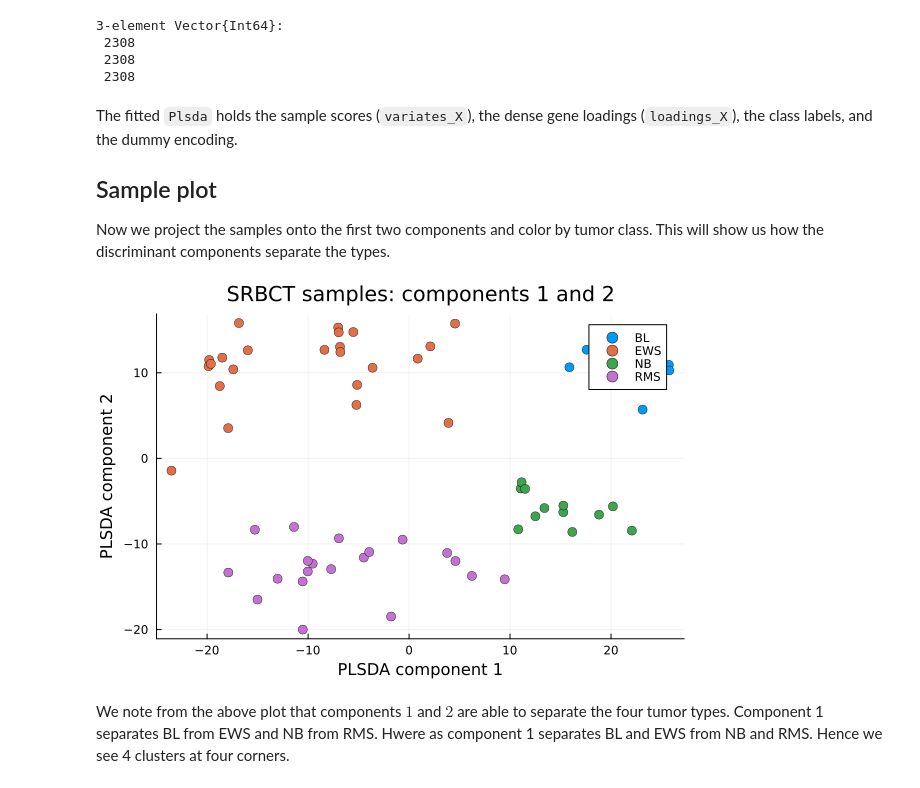
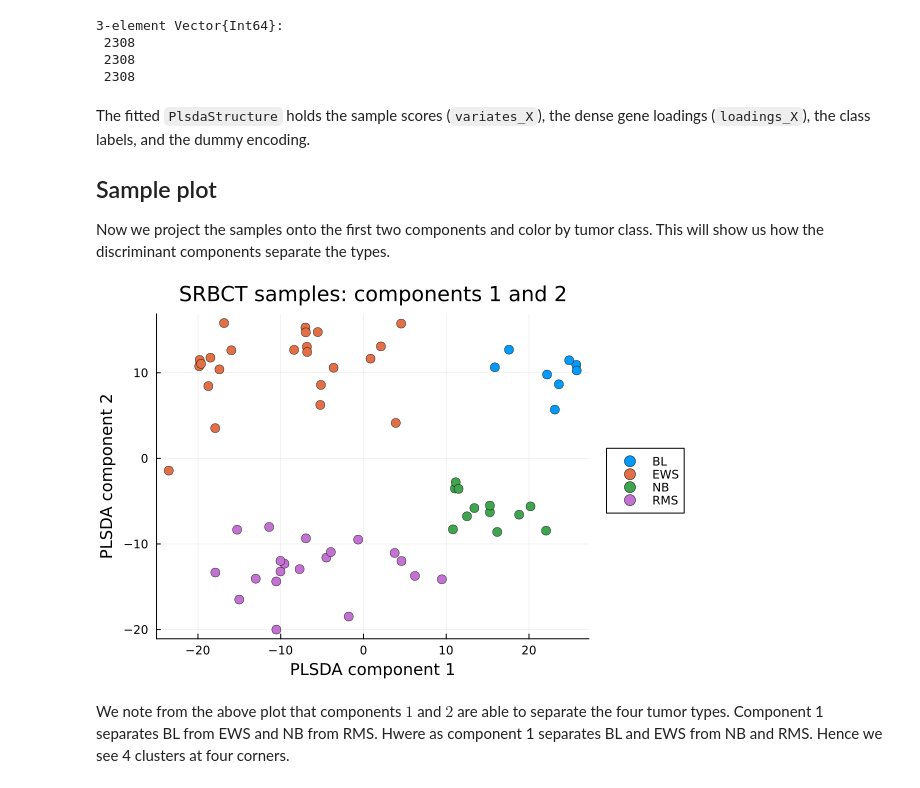
Before and after one commit to BanerjeeAbhisek/BigRiverEssence.jl, a Jupyter notebook: notebooks/plsda.ipynb, the cells around one changed output. Cells and saved outputs as stored; diff of their text form; code cells hidden in the pictures.

```diff
--- a/notebooks/plsda.ipynb
+++ b/notebooks/plsda.ipynb
@@ -52,7 +52,7 @@ m = plsda(X, y, ncomp)
  2308
  2308
 # %% [markdown]
-The fitted `Plsda` holds the sample scores (`variates_X`), the dense gene
+The fitted `PlsdaStructure` holds the sample scores (`variates_X`), the dense gene
 loadings (`loadings_X`), the class labels, and the dummy encoding.
 
 ## Sample plot
@@ -61,11 +61,11 @@ Now we project the samples onto the first two components and color by tumor clas
 # %%
 V = m.variates_X
 scatter(V[:, 1], V[:, 2]; group = y,
     xlabel = "PLSDA component 1", ylabel = "PLSDA component 2",
-    title = "SRBCT samples: components 1 and 2", legend = :topright,
+    title = "SRBCT samples: components 1 and 2", legend = :outerright,
     markersize = 5, markerstrokewidth = 0.5)
 # %% [output]
-[figure, old version]
+[figure, new version]
 # %% [markdown]
 We note from the above plot that components $1$ and $2$ are able to separate the four tumor types. Component 1 separates BL from EWS and NB from RMS. Hwere as component 1 separates BL and EWS from NB and RMS. Hence we see 4 clusters at four corners.
 # %% [markdown]
```
Also changed, not shown: parts of 3 cells of this notebook, 6 other files.
